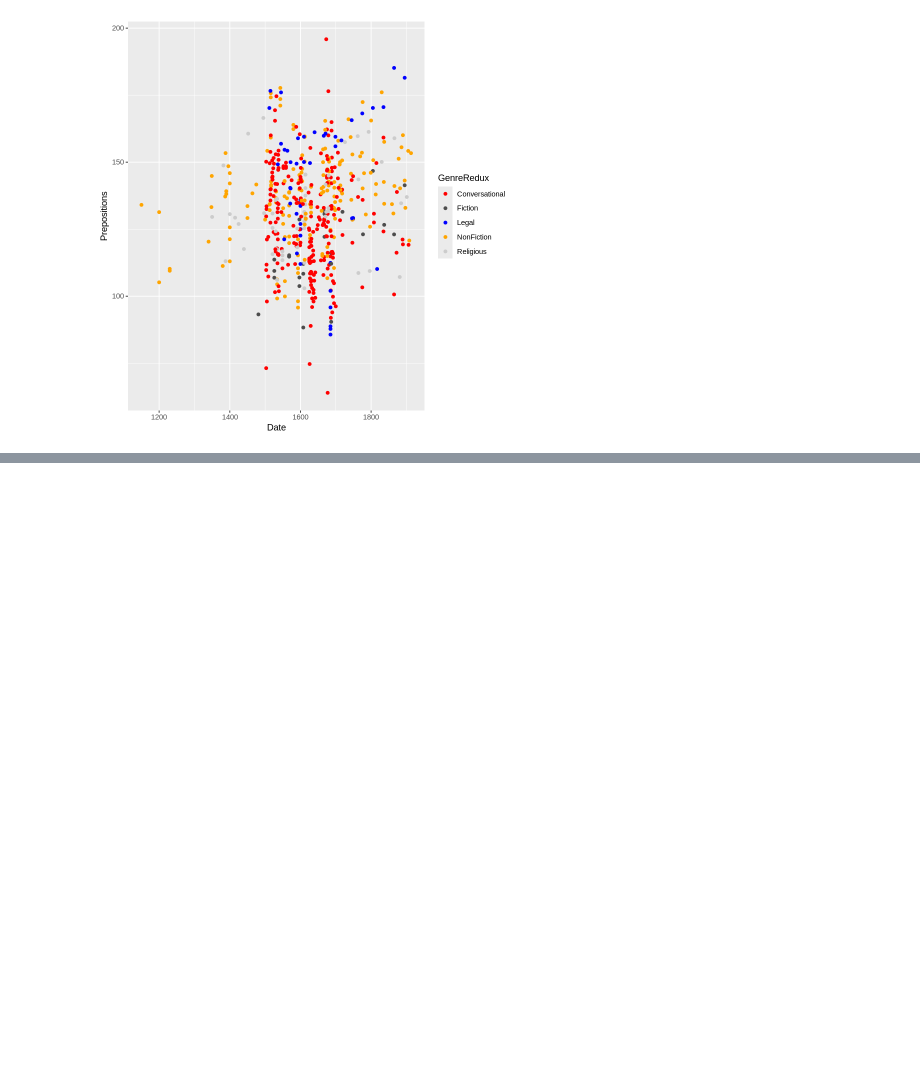
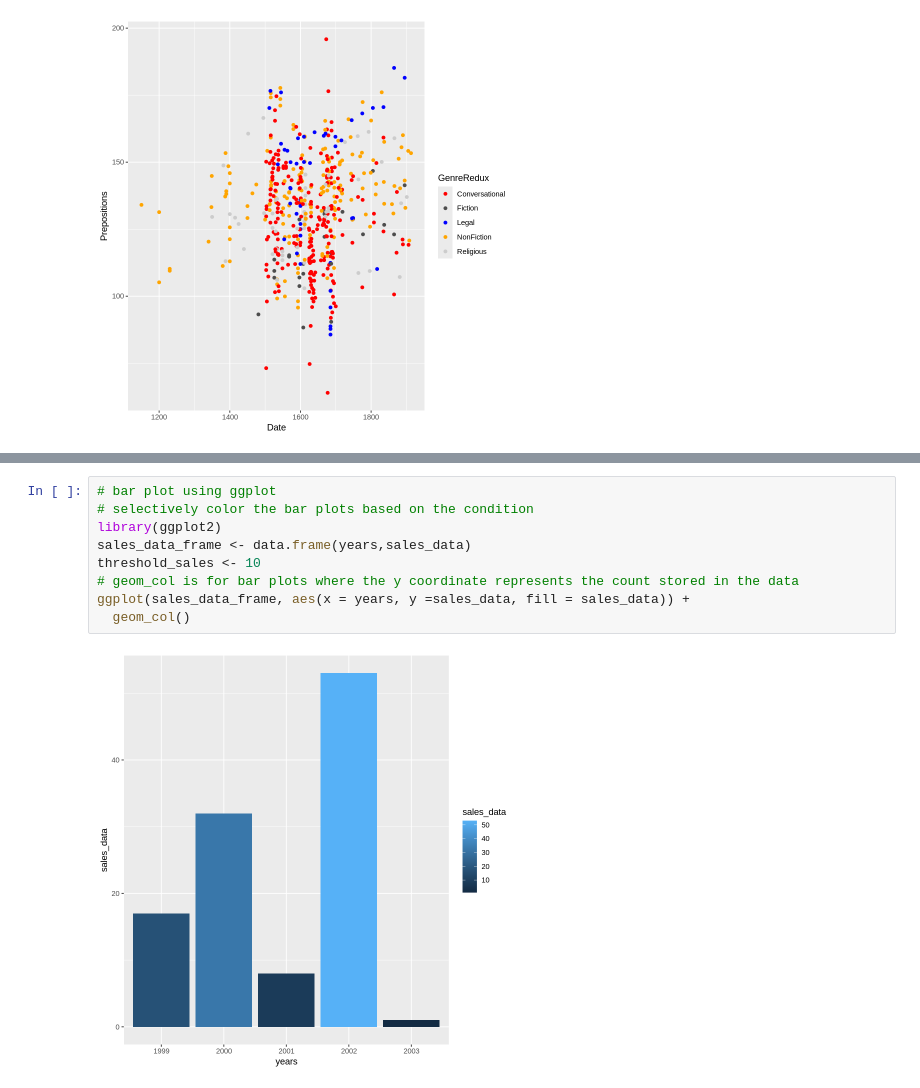
Before and after one commit to arjunsumina/DMS_ANALYTICS, a Jupyter notebook: MS7162E/data_management_visualization.ipynb, the cells around one changed output, grey strips where cells are left out. Saved outputs shown, nothing was run; the diff lists cells and outputs as text; blank space fills up the shorter version.

```diff
--- a/MS7162E/data_management_visualization.ipynb
+++ b/MS7162E/data_management_visualization.ipynb
@@ -254,0 +292,11 @@ ggplot(pdat, aes(x = Date, y = Prepositions, color = GenreRedux)) +
+# %%
+# bar plot using ggplot
+# selectively color the bar plots based on the condition
+library(ggplot2)
+sales_data_frame <- data.frame(years,sales_data)
+threshold_sales <- 10
+# geom_col is for bar plots where the y coordinate represents the count stored in the data
+ggplot(sales_data_frame, aes(x = years, y =sales_data, fill = sales_data)) +
+  geom_col()
+# %% [output]
+[figure, added]
```
Also changed, not shown: parts of 12 cells of this notebook.
